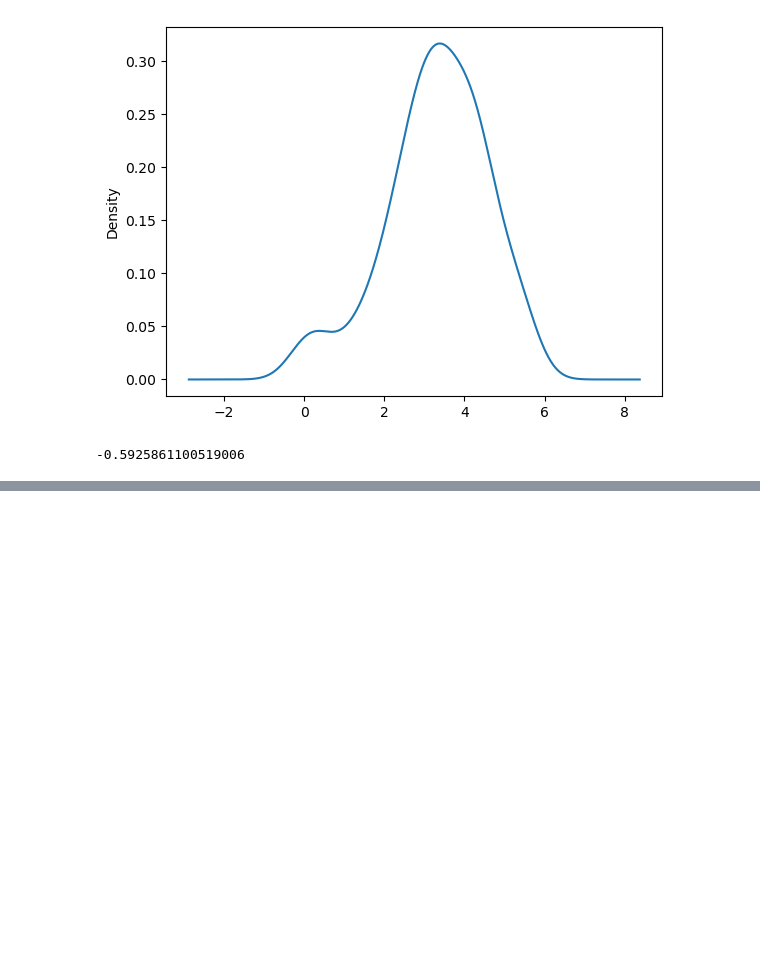
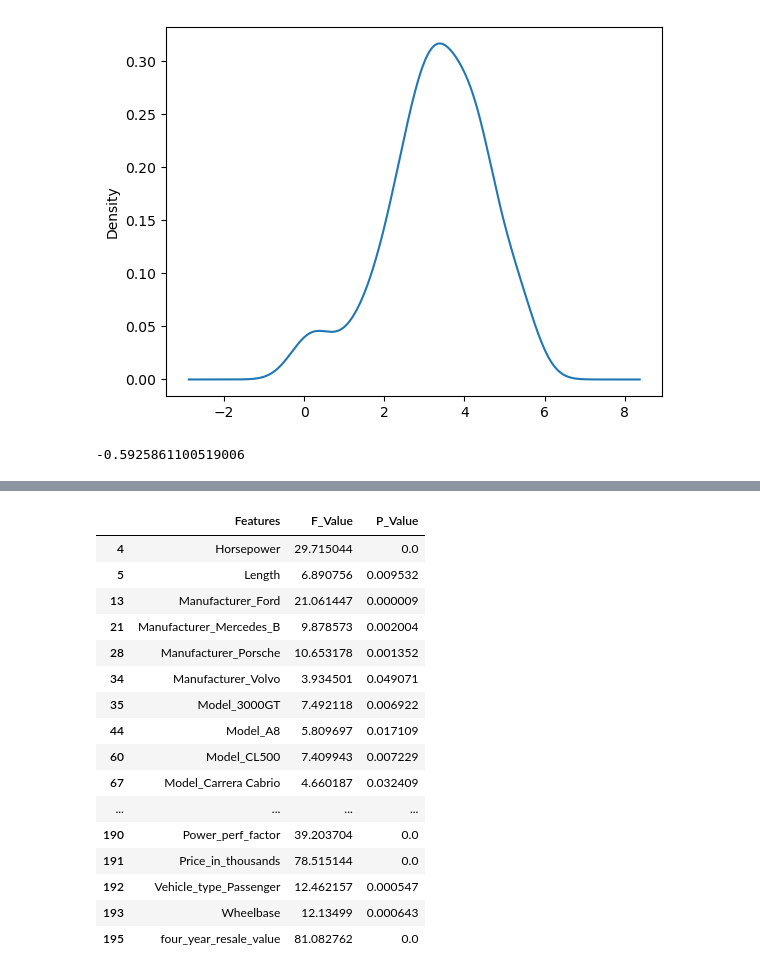
Before and after one commit to kroopeshrajput/Linear_regression_OLS_Car_sales, a Jupyter notebook: OLS Car sales.ipynb, the cells around one changed output, grey strips where cells are left out. Cells and saved outputs as stored; diff of their text form; code cells hidden in the pictures; blank space fills up the shorter version.

```diff
--- a/OLS Car sales.ipynb
+++ b/OLS Car sales.ipynb
@@ -335,0 +353,5 @@ x_vars = cars.columns.difference(['Sales_in_thousands', 'log_Sales_in_thousands'
+# %%
+f_val, p_val = f_regression(X = cars.loc[:, x_vars], y = cars.log_Sales_in_thousands)
+# %%
+f_reg = pd.DataFrame(data = [x_vars, f_val, p_val] ).T
+f_reg.columns = ['Features', 'F_Value', 'P_Value']
@@ -335,0 +374,20 @@ x_vars = cars.columns.difference(['Sales_in_thousands', 'log_Sales_in_thousands'
+# %%
+f_reg.loc[f_reg.P_Value < 0.05]
+# %% [output]
+|  | Features | F_Value | P_Value |
+| 4 | Horsepower | 29.715044 | 0.0 |
+| 5 | Length | 6.890756 | 0.009532 |
+| 13 | Manufacturer_Ford | 21.061447 | 0.000009 |
+| 21 | Manufacturer_Mercedes_B | 9.878573 | 0.002004 |
+| 28 | Manufacturer_Porsche | 10.653178 | 0.001352 |
+| 34 | Manufacturer_Volvo | 3.934501 | 0.049071 |
+| 35 | Model_3000GT | 7.492118 | 0.006922 |
+| 44 | Model_A8 | 5.809697 | 0.017109 |
+| 60 | Model_CL500 | 7.409943 | 0.007229 |
+| 67 | Model_Carrera Cabrio | 4.660187 | 0.032409 |
+| ... | ... | ... | ... |
+| 190 | Power_perf_factor | 39.203704 | 0.0 |
+| 191 | Price_in_thousands | 78.515144 | 0.0 |
+| 192 | Vehicle_type_Passenger | 12.462157 | 0.000547 |
+| 193 | Wheelbase | 12.13499 | 0.000643 |
+| 195 | four_year_resale_value | 81.082762 | 0.0 |
```
Also changed, not shown: parts of 18 cells of this notebook.
